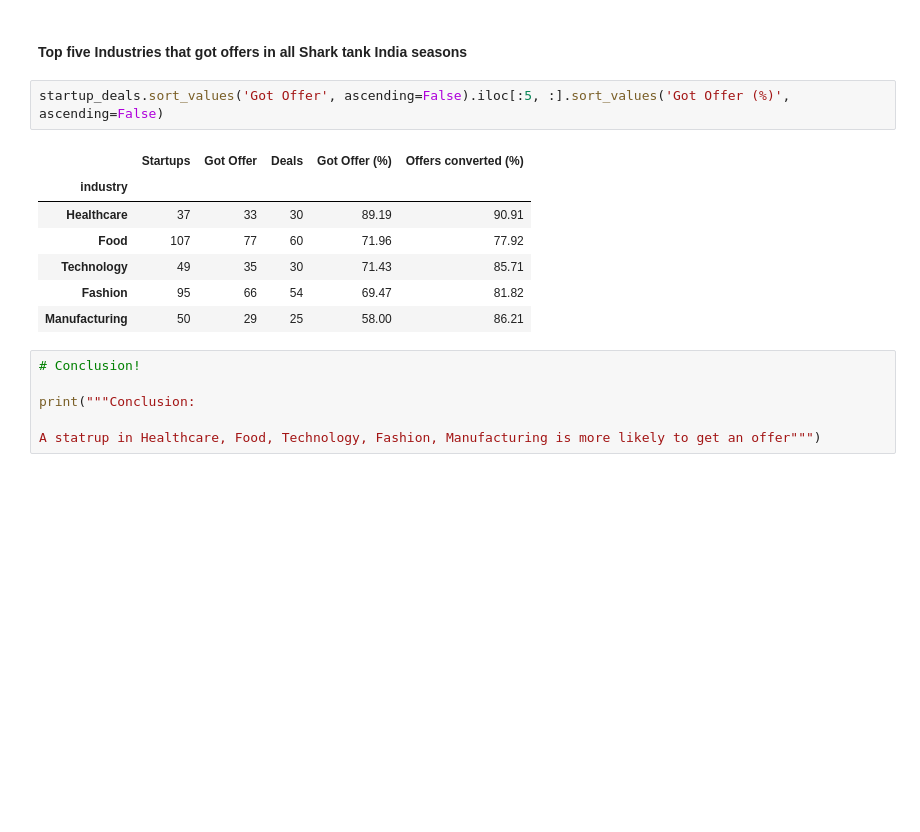
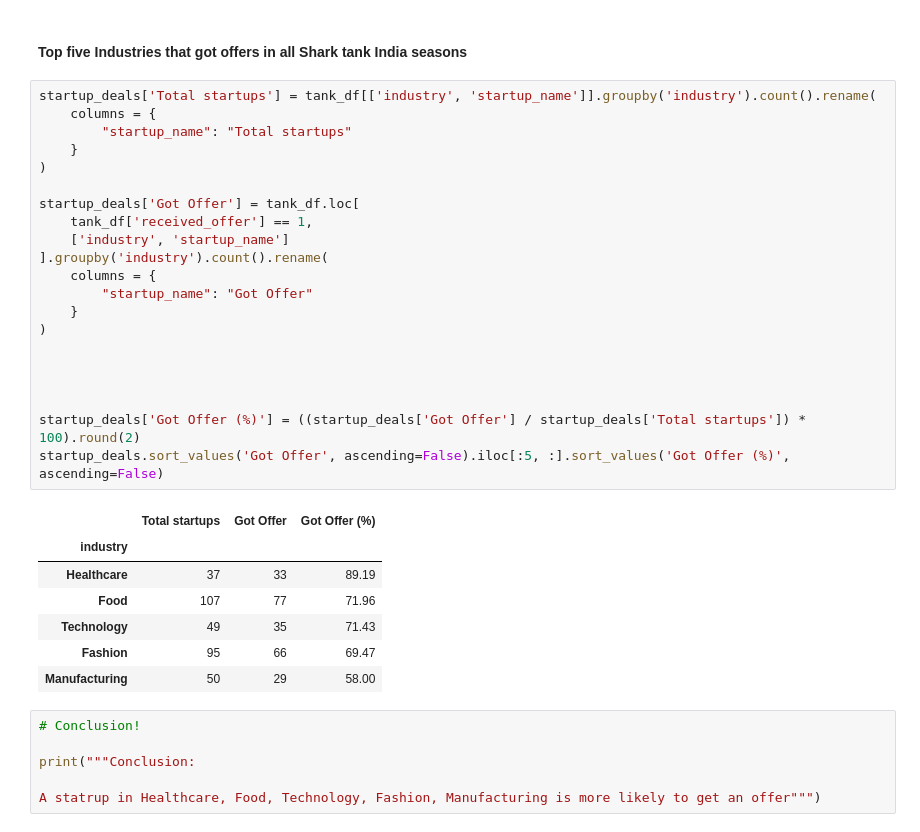
Before and after one commit to AnirudhSinghBhadauria/shark-tank-analysis, a Jupyter notebook: shark_tank_analysis.ipynb, the cells around one changed output. Drawn from its saved outputs; the diff is of its cells as text; blank space fills up the shorter version.

Commit message:
startup deals done

```diff
--- a/shark_tank_analysis.ipynb
+++ b/shark_tank_analysis.ipynb
@@ -144,15 +144,34 @@ Percentage of Startups getting offer in season 3: 66.24%
 # %% [markdown]
 #### Top five Industries that got offers in all Shark tank India seasons
 # %%
+startup_deals['Total startups'] = tank_df[['industry', 'startup_name']].groupby('industry').count().rename(
+    columns = {
+        "startup_name": "Total startups"
+    }
+)
+
+startup_deals['Got Offer'] = tank_df.loc[
+    tank_df['received_offer'] == 1,
+    ['industry', 'startup_name']
+].groupby('industry').count().rename(
+    columns = {
+        "startup_name": "Got Offer"
+    }
+)
+
+
+
+
+startup_deals['Got Offer (%)'] = ((startup_deals['Got Offer'] / startup_deals['Total startups']) * 100).round(2)
 startup_deals.sort_values('Got Offer', ascending=False).iloc[:5, :].sort_values('Got Offer (%)', ascending=False)
 # %% [output]
-|  | Startups | Got Offer | Deals | Got Offer (%) | Offers converted (%) |
-| industry |  |  |  |  |  |
-| Healthcare | 37 | 33 | 30 | 89.19 | 90.91 |
-| Food | 107 | 77 | 60 | 71.96 | 77.92 |
-| Technology | 49 | 35 | 30 | 71.43 | 85.71 |
-| Fashion | 95 | 66 | 54 | 69.47 | 81.82 |
-| Manufacturing | 50 | 29 | 25 | 58.00 | 86.21 |
+|  | Total startups | Got Offer | Got Offer (%) |
+| industry |  |  |  |
+| Healthcare | 37 | 33 | 89.19 |
+| Food | 107 | 77 | 71.96 |
+| Technology | 49 | 35 | 71.43 |
+| Fashion | 95 | 66 | 69.47 |
+| Manufacturing | 50 | 29 | 58.00 |
 # %%
 # Conclusion!
 
```
Also changed, not shown: parts of 19 cells of this notebook.
